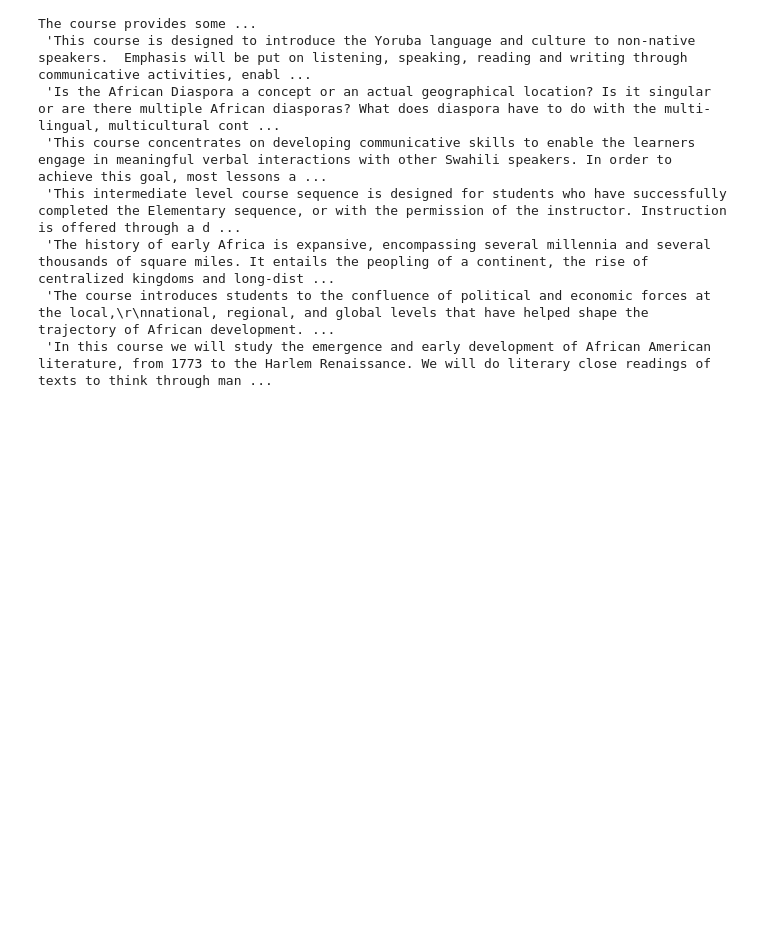
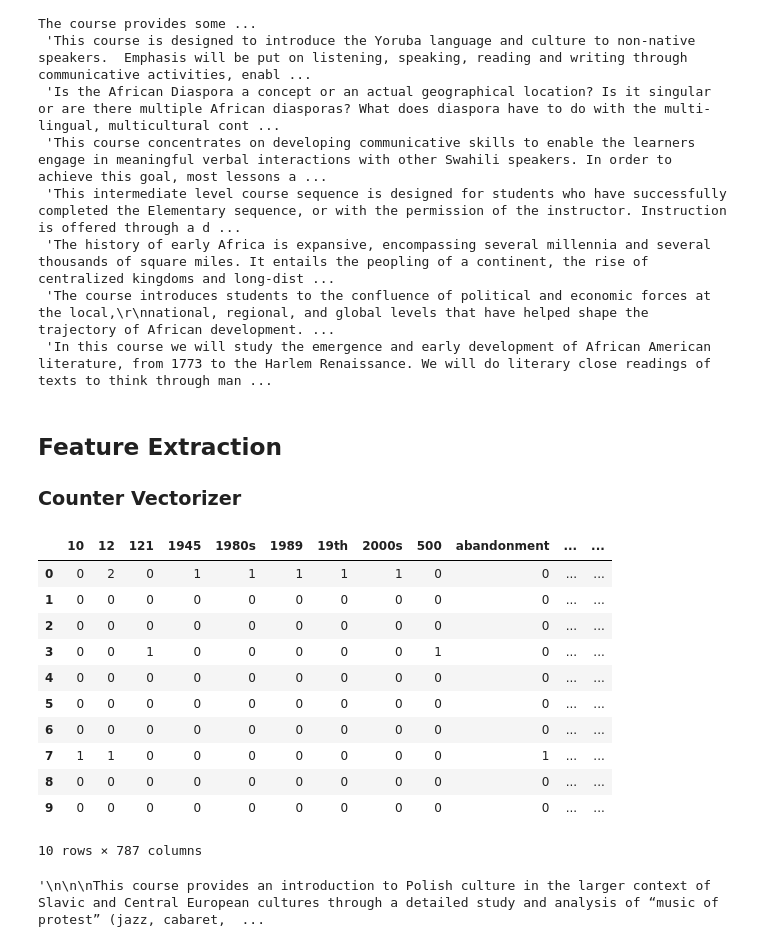
Before and after one commit to yessie-kim/classeek, a Jupyter notebook: free_text.ipynb, the cells around one changed output. Drawn from its saved outputs; the diff is of its cells as text; code cells hidden in the pictures; blank space fills up the shorter version.

```diff
--- a/free_text.ipynb
+++ b/free_text.ipynb
@@ -120,3 +120,33 @@ corpus[:10]
  'The history of early Africa is expansive, encompassing several millennia and several thousands of square miles. It entails the peopling of a continent, the rise of centralized kingdoms and long-dist ...
  'The course introduces students to the confluence of political and economic forces at the local,\r\nnational, regional, and global levels that have helped shape the trajectory of African development. ...
  'In this course we will study the emergence and early development of African American literature, from 1773 to the Harlem Renaissance. We will do literary close readings of texts to think through man ...
+# %%
+corpus = list(np.unique(corpus))
+# %% [markdown]
+## Feature Extraction
+### Counter Vectorizer
+# %%
+from sklearn.feature_extraction.text import CountVectorizer
+count_vect = CountVectorizer()
+# %%
+X_train_counts = count_vect.fit_transform(corpus[:10])
+X_train_counts = pd.DataFrame(X_train_counts.toarray())
+X_train_counts.columns = count_vect.get_feature_names()
+X_train_counts
+# %% [output]
+|  | 10 | 12 | 121 | 1945 | 1980s | 1989 | 19th | 2000s | 500 | abandonment | ... | ... |
+| 0 | 0 | 2 | 0 | 1 | 1 | 1 | 1 | 1 | 0 | 0 | ... | ... |
+| 1 | 0 | 0 | 0 | 0 | 0 | 0 | 0 | 0 | 0 | 0 | ... | ... |
+| 2 | 0 | 0 | 0 | 0 | 0 | 0 | 0 | 0 | 0 | 0 | ... | ... |
+| 3 | 0 | 0 | 1 | 0 | 0 | 0 | 0 | 0 | 1 | 0 | ... | ... |
+| 4 | 0 | 0 | 0 | 0 | 0 | 0 | 0 | 0 | 0 | 0 | ... | ... |
+| 5 | 0 | 0 | 0 | 0 | 0 | 0 | 0 | 0 | 0 | 0 | ... | ... |
+| 6 | 0 | 0 | 0 | 0 | 0 | 0 | 0 | 0 | 0 | 0 | ... | ... |
+| 7 | 1 | 1 | 0 | 0 | 0 | 0 | 0 | 0 | 0 | 1 | ... | ... |
+| 8 | 0 | 0 | 0 | 0 | 0 | 0 | 0 | 0 | 0 | 0 | ... | ... |
+| 9 | 0 | 0 | 0 | 0 | 0 | 0 | 0 | 0 | 0 | 0 | ... | ... |
+10 rows × 787 columns
+# %%
+corpus[0]
+# %% [output]
+'\n\n\nThis course provides an introduction to Polish culture in the larger context of Slavic and Central European cultures through a detailed study and analysis of “music of protest” (jazz, cabaret,  ...
```
Also changed, not shown: parts of 10 cells of this notebook.
